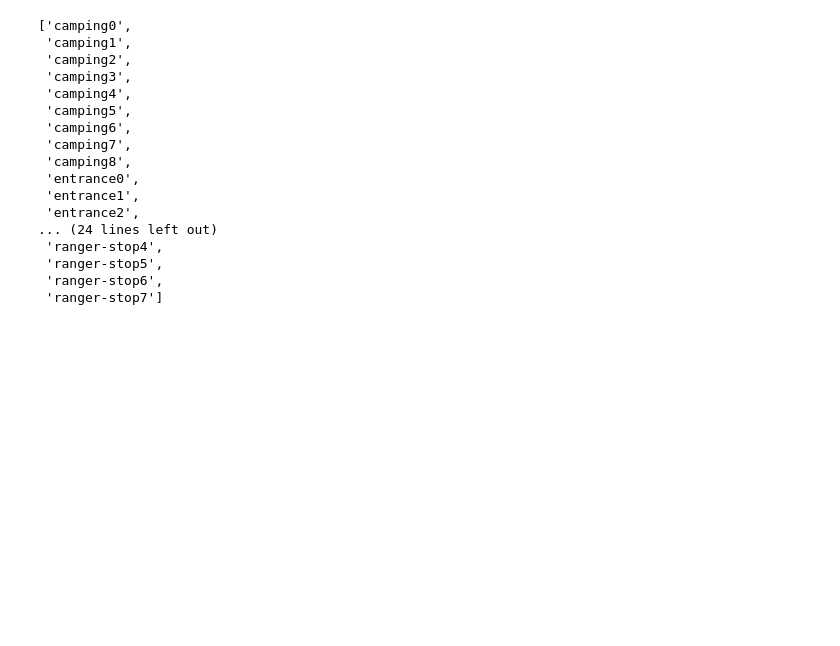
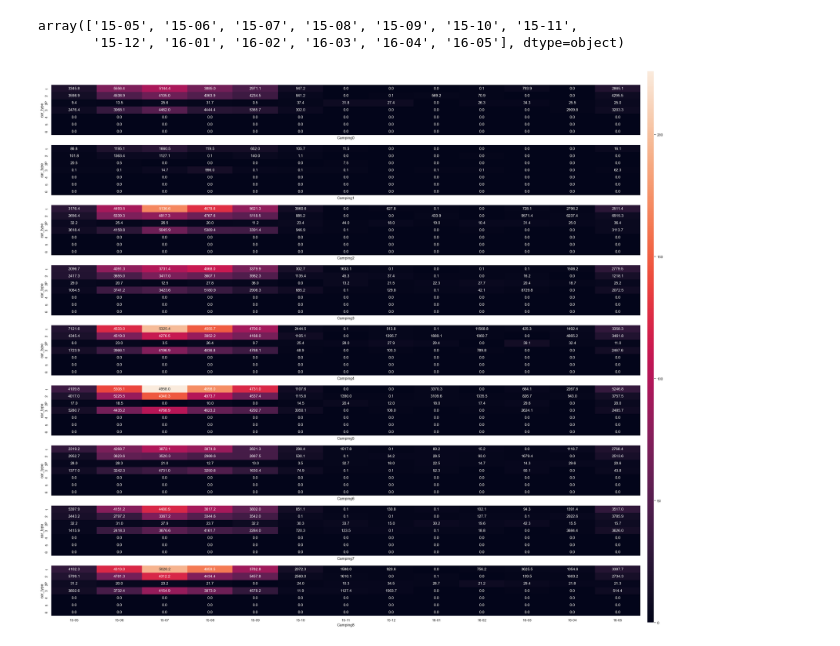
Before and after one commit to Visual-Analytics-2024/VA-Project, a Jupyter notebook: Python/Notebooks/restructuring data.ipynb, the cells around one changed output. Drawn from its saved outputs; the diff is of its cells as text; code cells hidden in the pictures; blank space fills up the shorter version.

Commit message:
heatmap coded

```diff
--- a/Python/Notebooks/restructuring data.ipynb
+++ b/Python/Notebooks/restructuring data.ipynb
@@ -13,2 +84,0 @@ df['Timestamp'] = pd.to_datetime(df['Timestamp'])
-# %%
-df.set_index('Timestamp',inplace=True)
@@ -53,20 +85,47 @@ Name: 2015-07-01 13:20:53, dtype: object
-# %%
-cols
-# %% [output]
-['camping0',
- 'camping1',
- 'camping2',
- 'camping3',
- 'camping4',
- 'camping5',
- 'camping6',
- 'camping7',
- 'camping8',
- 'entrance0',
- 'entrance1',
- 'entrance2',
-... (24 lines left out)
- 'ranger-stop4',
- 'ranger-stop5',
- 'ranger-stop6',
- 'ranger-stop7']
+# %%
+df['month_year'] = df['enter_date'].dt.strftime('%y-%m')
+# %%
+np.unique(df['month_year'])
+# %% [output]
+array(['15-05', '15-06', '15-07', '15-08', '15-09', '15-10', '15-11',
+       '15-12', '16-01', '16-02', '16-03', '16-04', '16-05'], dtype=object)
+# %%
+def get_heatmap_data(df,cat):
+    colors = []
+    values = []
+    vmin = np.inf
+    vmax = -np.inf
+    for colname in df.columns:
+        if cat in colname:
+            heat_map_values = df.pivot_table(index="month_year",columns="car_type",
+                                  values=colname, aggfunc='sum', fill_value=0)
+            heat_map_colors = df.pivot_table(index="month_year",columns="car_type",
+                                  values=colname, aggfunc='nunique', fill_value=0)
+            heat_map_colors.replace(1,0,inplace=True)
+            heat_map_avg_values = heat_map_values/heat_map_colors
+            heat_map_avg_values.fillna(0,inplace=True)
+            if np.max(heat_map_colors) > vmax:
+                vmax = np.max(heat_map_colors)
+            if np.min(heat_map_colors) < vmin:
+                vmin = np.min(heat_map_colors)
+            colors.append(heat_map_colors)
+            values.append(heat_map_avg_values)
+    return colors,values,vmin,vmax
+# %%
+colors,values,vmin,vmax = get_heatmap_data(df,'camping')
+# %%
+fig, axs = plt.subplots(len(colors),1,figsize=(30,30))
+count = 0
+for ax, color, value in zip(axs,colors,values):
+    sns.heatmap(color.T,annot=value.T,fmt='.1f',ax=ax, vmin=vmin,vmax=vmax,cbar=False)
+    if count <8:
+        ax.xaxis.set_tick_params(labelbottom=False,which='both')
+    ax.set(xlabel="Camping"+str(count))
+    count+=1
+fig.subplots_adjust(right=0.98)
+cbar_ax = fig.add_axes([0.99, 0.1, 0.01, 0.8])
+fig.colorbar(ax.collections[0],cax=cbar_ax)
+
+plt.show()
+# %% [output]
+[figure, added]
```
Also changed, not shown: parts of 23 cells of this notebook, 8 other files.
